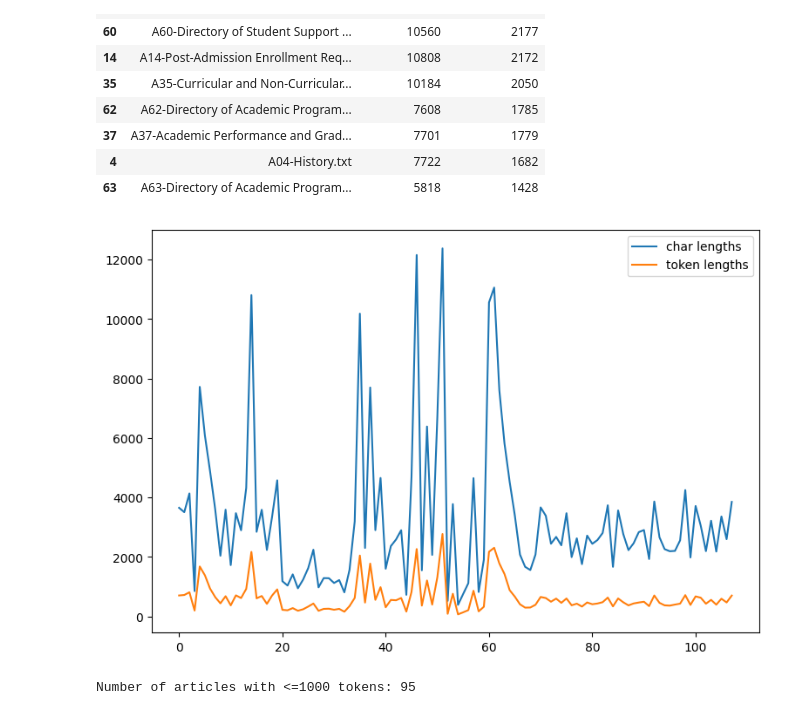
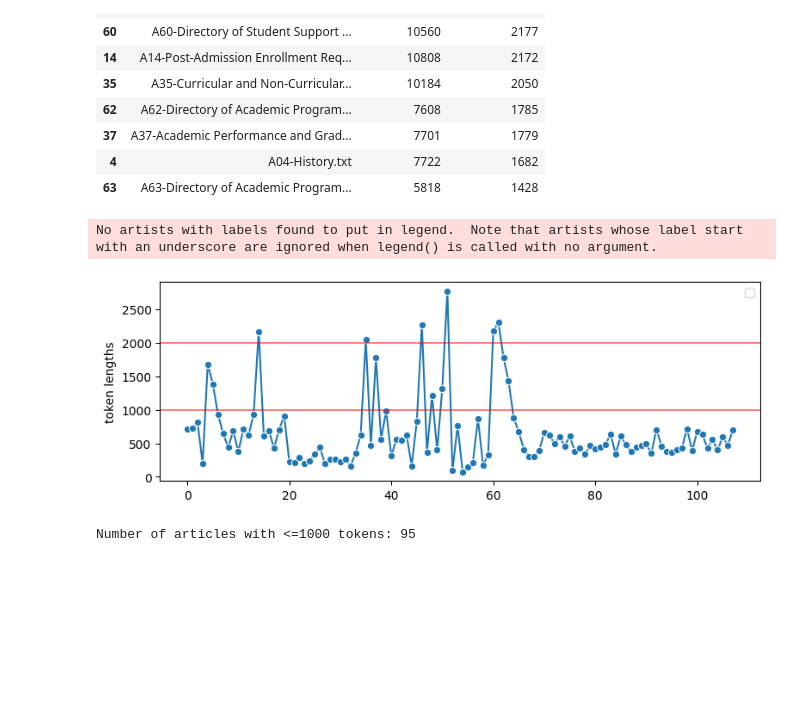
Before and after one commit to 20100215/NLP_Student_Manual_Chatbot, a Jupyter notebook: 4. Text Analysis/N3_exploratory_data_analysis.ipynb, the cells around one changed output. Drawn from its saved outputs; the diff is of its cells as text; code cells hidden in the pictures; blank space fills up the shorter version.

Commit message:
ref: update figures for paper revisions

```diff
--- a/4. Text Analysis/N3_exploratory_data_analysis.ipynb
+++ b/4. Text Analysis/N3_exploratory_data_analysis.ipynb
@@ -105,12 +105,15 @@ df.nlargest(10, 'token lengths')
 # %%
 import matplotlib.pyplot as plt
 import seaborn as sns
-plt.figure(figsize=[9,6])
-sns.lineplot(data=df[['char lengths', 'token lengths']], dashes=False)
+plt.figure(figsize=[9,3])
+sns.lineplot(data=df['token lengths'], dashes=False, marker='o')
+plt.axhline(y=1000, color='r', linestyle='-', alpha=0.5)
+plt.axhline(y=2000, color='r', linestyle='-', alpha=0.5)
 plt.legend()
 plt.show()
 # %% [output]
+No artists with labels found to put in legend.  Note that artists whose label start with an underscore are ignored when legend() is called with no argument.
-[figure, old version]
+[figure, new version]
 # %%
 # Number of articles with <=1000 tokens
 print(f'Number of articles with <=1000 tokens: {len([i for i in token_lengths if i<=1000])}')
```
Also changed, not shown: parts of 1 cell of this notebook, 2 other files.
